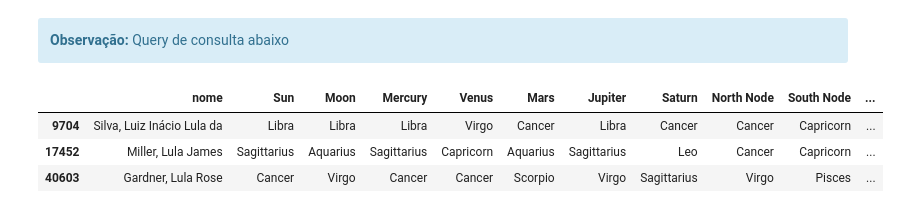
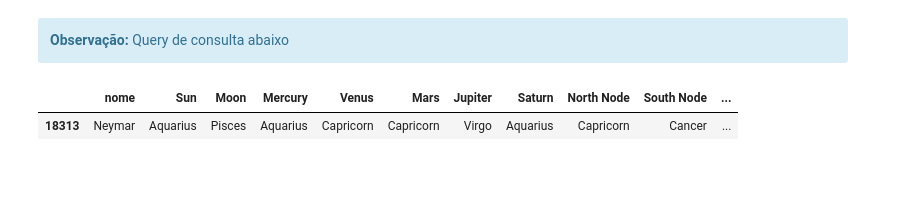
Before and after one commit to pablosivila/bootcamp_ironhack, a Jupyter notebook: projeto final/Projeto_final.ipynb, the cells around one changed output. Saved outputs shown, nothing was run; the diff lists cells and outputs as text; code cells hidden in the pictures; blank space fills up the shorter version.

```diff
--- a/projeto final/Projeto_final.ipynb
+++ b/projeto final/Projeto_final.ipynb
@@ -683,3 +707,0 @@ astro4.shape
-# %%
-astro4.reset_index(inplace=True)
-astro4.drop("index", axis=1, inplace=True)
@@ -1360,9 +1392,7 @@ Você é 18.18 % compatível com Neymar.
 <div class="alert alert-block alert-info">
 <b>Observação:</b> Query de consulta abaixo
 # %%
-df_astro[df_astro['nome'].str.contains('Lula')]
+df_astro[df_astro['nome'].str.contains('Neymar')]
 # %% [output]
 |  | nome | Sun | Moon | Mercury | Venus | Mars | Jupiter | Saturn | North Node | South Node | ... |
-| 9704 | Silva, Luiz Inácio Lula da | Libra | Libra | Libra | Virgo | Cancer | Libra | Cancer | Cancer | Capricorn | ... |
-| 17452 | Miller, Lula James | Sagittarius | Aquarius | Sagittarius | Capricorn | Aquarius | Sagittarius | Leo | Cancer | Capricorn | ... |
-| 40603 | Gardner, Lula Rose | Cancer | Virgo | Cancer | Cancer | Scorpio | Virgo | Sagittarius | Virgo | Pisces | ... |
+| 18313 | Neymar | Aquarius | Pisces | Aquarius | Capricorn | Capricorn | Virgo | Aquarius | Capricorn | Cancer | ... |
```
Also changed, not shown: parts of 50 cells of this notebook.
